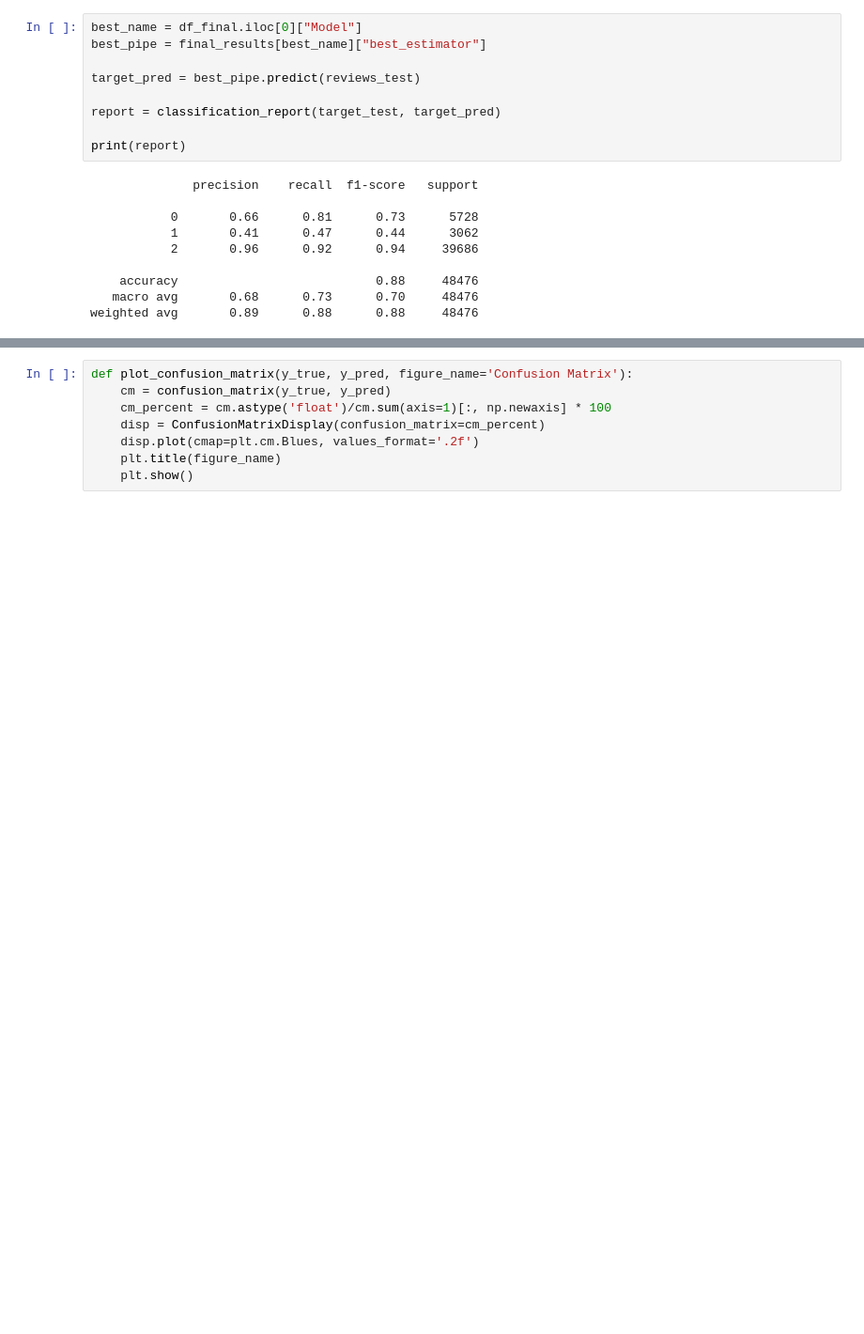
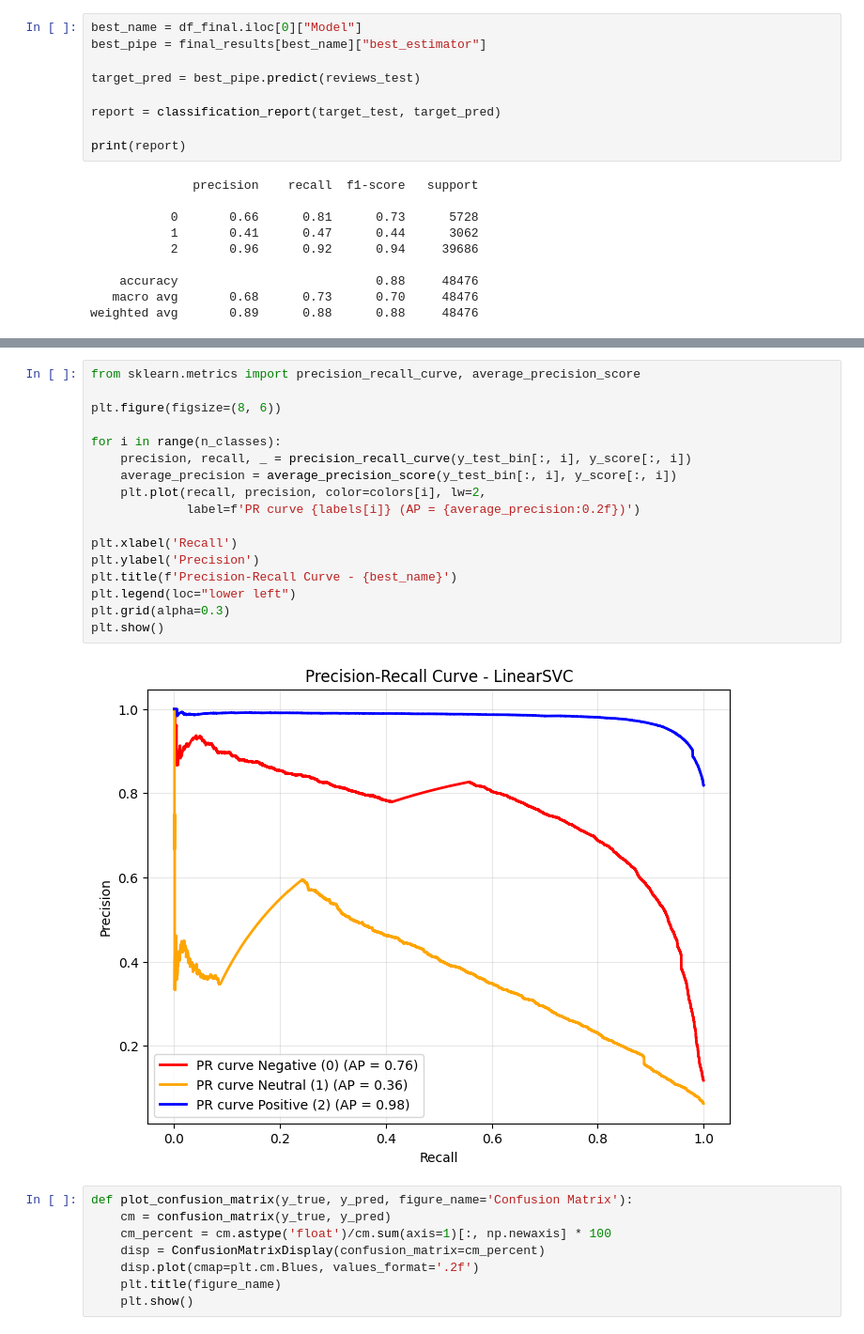
Before and after one commit to ninhdk-datasci/tiki-sentiment-analytics, a Jupyter notebook: models.ipynb, the cells around one changed output, grey strips where cells are left out. Shown at 94% size. Cells and saved outputs as stored; diff of their text form; blank space fills up the shorter version.

```diff
--- a/models.ipynb
+++ b/models.ipynb
@@ -666,3 +769,22 @@ weighted avg       0.89      0.88      0.88     48476
+# %%
+from sklearn.metrics import precision_recall_curve, average_precision_score
+
+plt.figure(figsize=(8, 6))
+
+for i in range(n_classes):
+    precision, recall, _ = precision_recall_curve(y_test_bin[:, i], y_score[:, i])
+    average_precision = average_precision_score(y_test_bin[:, i], y_score[:, i])
+    plt.plot(recall, precision, color=colors[i], lw=2,
+             label=f'PR curve {labels[i]} (AP = {average_precision:0.2f})')
+
+plt.xlabel('Recall')
+plt.ylabel('Precision')
+plt.title(f'Precision-Recall Curve - {best_name}')
+plt.legend(loc="lower left")
+plt.grid(alpha=0.3)
+plt.show()
+# %% [output]
+[figure, added]
 # %%
 def plot_confusion_matrix(y_true, y_pred, figure_name='Confusion Matrix'):
     cm = confusion_matrix(y_true, y_pred)
```
Also changed, not shown: parts of 11 cells of this notebook, 14 other files.
